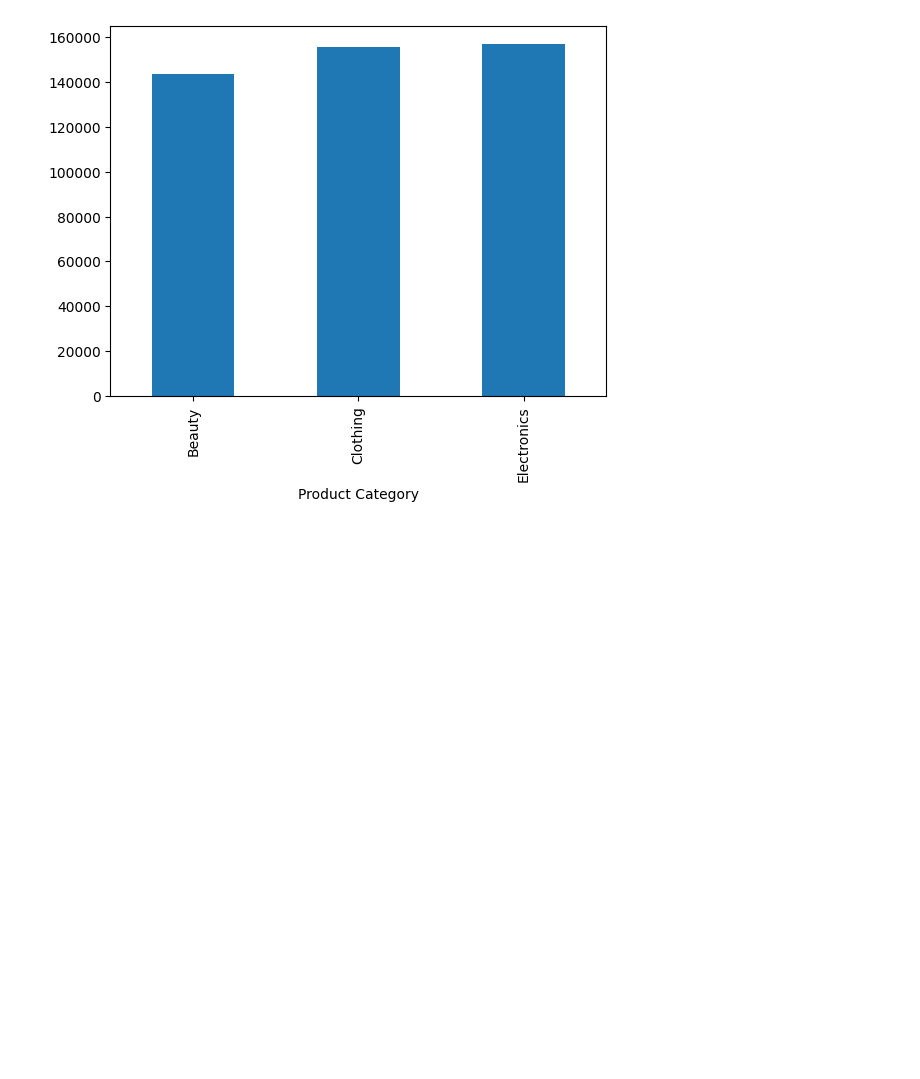
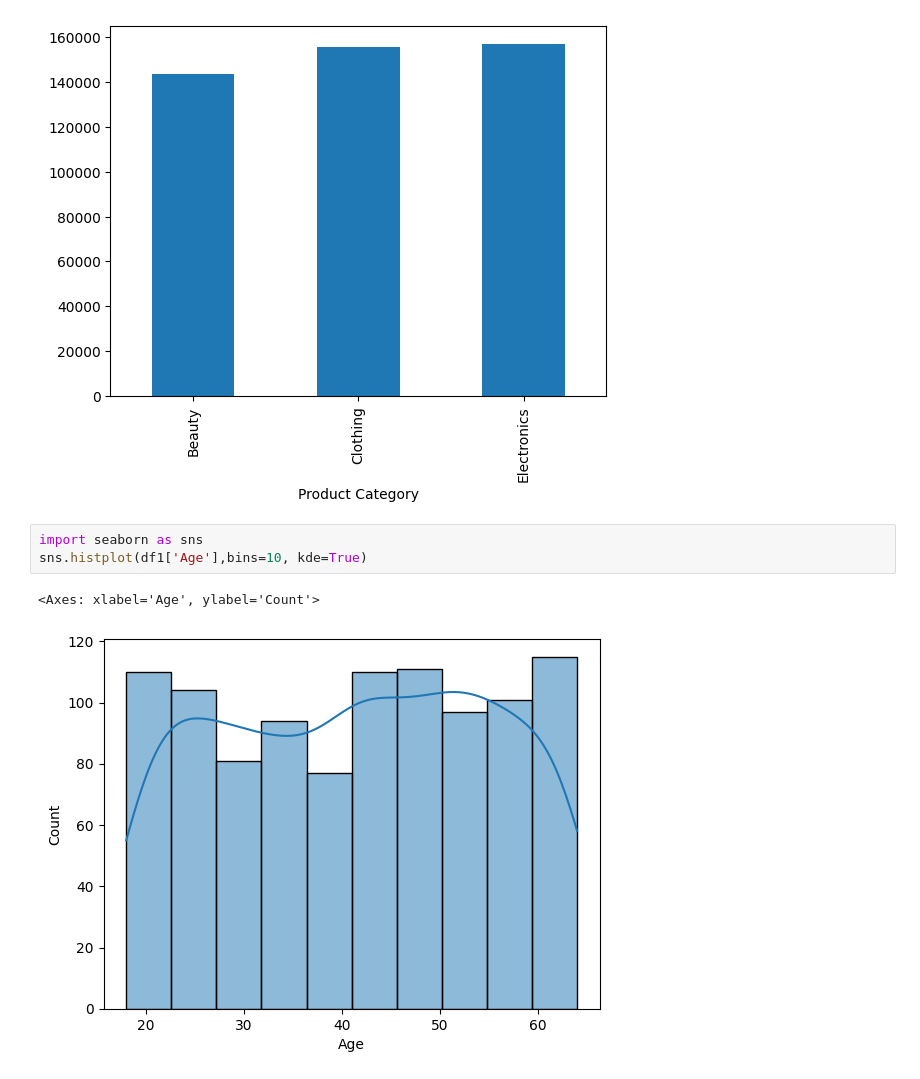
Before and after one commit to rajcm17/OIBSIP, a Jupyter notebook: Task1/oasis_task1.ipynb, the cells around one changed output. Cells and saved outputs as stored; diff of their text form; blank space fills up the shorter version.

```diff
--- a/Task1/oasis_task1.ipynb
+++ b/Task1/oasis_task1.ipynb
@@ -263,3 +262,9 @@ df1.groupby('Product Category')['Total Amount'].sum().plot(kind='bar')
 # %% [output]
 <Axes: xlabel='Product Category'>
 [figure]
+# %%
+import seaborn as sns
+sns.histplot(df1['Age'],bins=10, kde=True)
+# %% [output]
+<Axes: xlabel='Age', ylabel='Count'>
+[figure, added]
```
Also changed, not shown: parts of 10 cells of this notebook.
